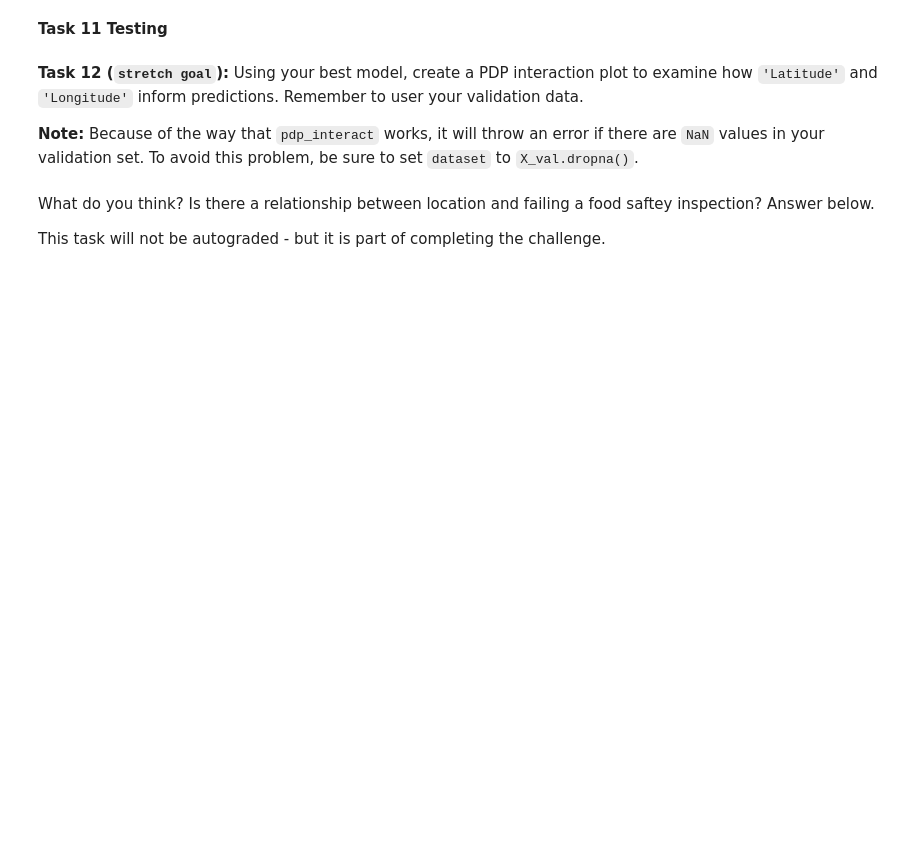
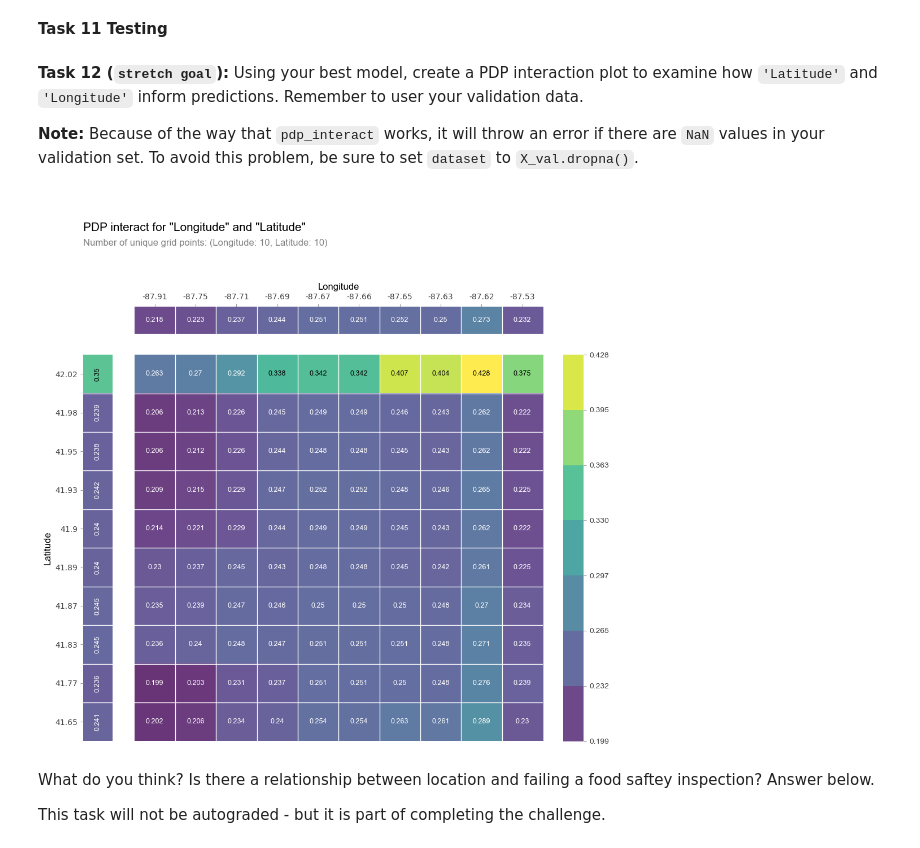
Before and after one commit to ayebaishmo/Predict-Chicago-Food-Inspections-, a Jupyter notebook: sprint_challenge/DS_Sprint_Challenge_23.ipynb, the cells around one changed output. Cells and saved outputs as stored; diff of their text form; code cells hidden in the pictures; blank space fills up the shorter version.

```diff
--- a/sprint_challenge/DS_Sprint_Challenge_23.ipynb
+++ b/sprint_challenge/DS_Sprint_Challenge_23.ipynb
@@ -278,3 +353,23 @@ raise NotImplementedError()
+# %%
+'''T12. Create PDP interaction plot for "Latitude" and "Longitude".'''
+features = ['Longitude', 'Latitude']
+# YOUR CODE HERE
+
+from pdpbox import pdp, get_dataset
+import matplotlib.pyplot as plt
+
+
+# Drop rows with NaN values
+dataset = X_val.dropna()
+
+# Create PDP interaction plot
+pdp_interact_plot = pdp.pdp_interact(model_boost, dataset, model_features=dataset.columns, features=features)
+
+# Plot PDP interaction
+pdp.pdp_interact_plot(pdp_interact_plot, features, plot_type='grid', plot_pdp=True)
+plt.show()
+# %% [output]
+[figure, added]
 # %% [markdown]
 What do you think? Is there a relationship between location and failing a food saftey inspection? Answer below.
 
```
Also changed, not shown: parts of 17 cells of this notebook.
